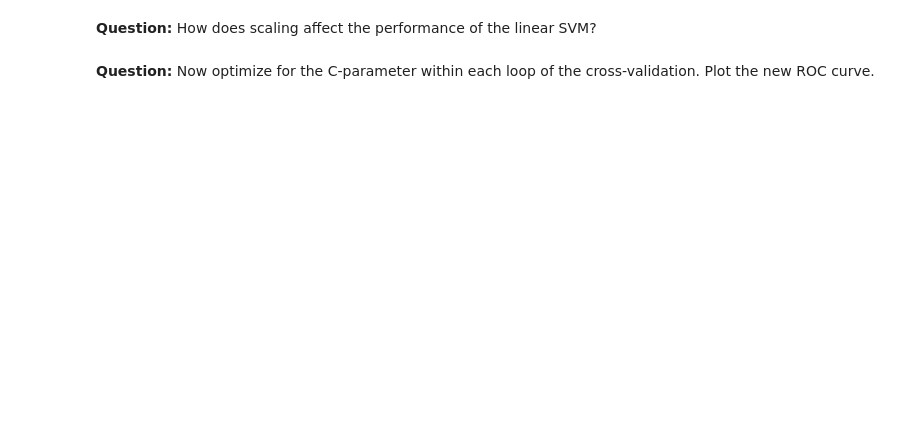
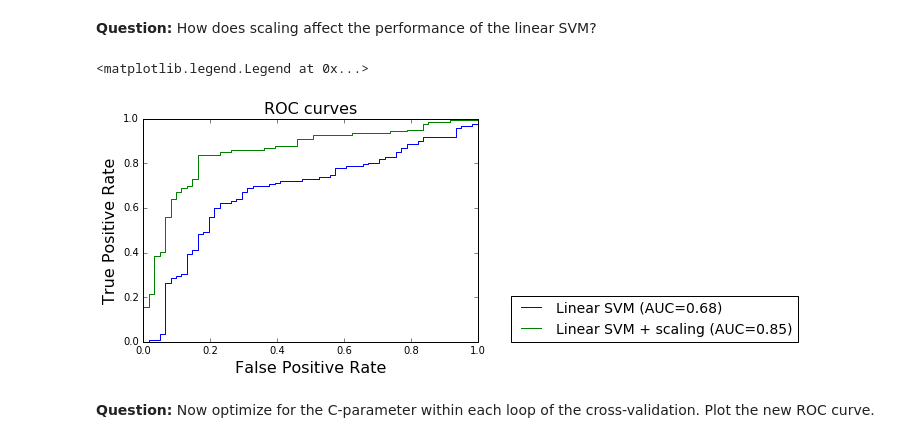
Before and after one commit to nicolay1/ma2823_2016, a Jupyter notebook: lab_notebooks/Lab 7 2016-11-25 Support Vector Machines.ipynb, the cells around one changed output. Saved outputs shown, nothing was run; the diff lists cells and outputs as text; code cells hidden in the pictures; blank space fills up the shorter version.

```diff
--- a/lab_notebooks/Lab 7 2016-11-25 Support Vector Machines.ipynb
+++ b/lab_notebooks/Lab 7 2016-11-25 Support Vector Machines.ipynb
@@ -173,37 +198,42 @@ def cross_validate_with_scaling(design_matrix, labels, classifier, cv_folds):
 
         # Create scaler object
         # TODO
-
+        scaler = preprocessing.StandardScaler()
         # Fit the scaler and transform training data
         # TODO
-
+        scaler.fit_transform(Xtr)
         # Transform test data
         # TODO
-
+        scaler.transform(Xte)
         # Fit classifier
         classifier.fit(Xtr, ytr)
 
         # Compute decision function on test data
         # TODO
-
+        yte_pred=classifier.decision_function(Xte)
         # Update pred
         # TODO
-
+        pred[te] = yte_pred[:]
     return pred
 # %%
 clf = svm.SVC(kernel='linear')
-ypred_linear_scaled = cross_validate_with_scaling(X, y, clf, folds)
+ypred_linear_scaled = cross_validate_with_scaling(X_scaled, y, clf, folds)
 
 # TODO
+fpr_lin_sc,tpr_lin_sc, a = metrics.roc_curve(y, ypred_linear_scaled, pos_label=1)
+auc_lin_sc = metrics.auc(fpr_lin_sc, tpr_lin_sc)
 
-plt.plot(, #TODO
+plt.plot(fpr, tpr,'-',
             label='Linear SVM (AUC=%.2f)' % auc)
-plt.plot(, #TODO
-            label='Linear SVM + scaling (AUC=%.2f)' % auc2)
+plt.plot(fpr_lin_sc,tpr_lin_sc, '-',
+            label='Linear SVM + scaling (AUC=%.2f)' % auc_lin_sc)
 
 plt.xlabel('False Positive Rate', fontsize=16)
 plt.ylabel('True Positive Rate', fontsize=16)
 plt.title('ROC curves', fontsize=16)
 plt.legend(loc=(1.1, 0), fontsize=14)
+# %% [output]
+<matplotlib.legend.Legend at 0x...>
+[figure, added]
 # %% [markdown]
 **Question:** Now optimize for the C-parameter within each loop of the cross-validation. Plot the new ROC curve.
```
Also changed, not shown: parts of 21 cells of this notebook.
